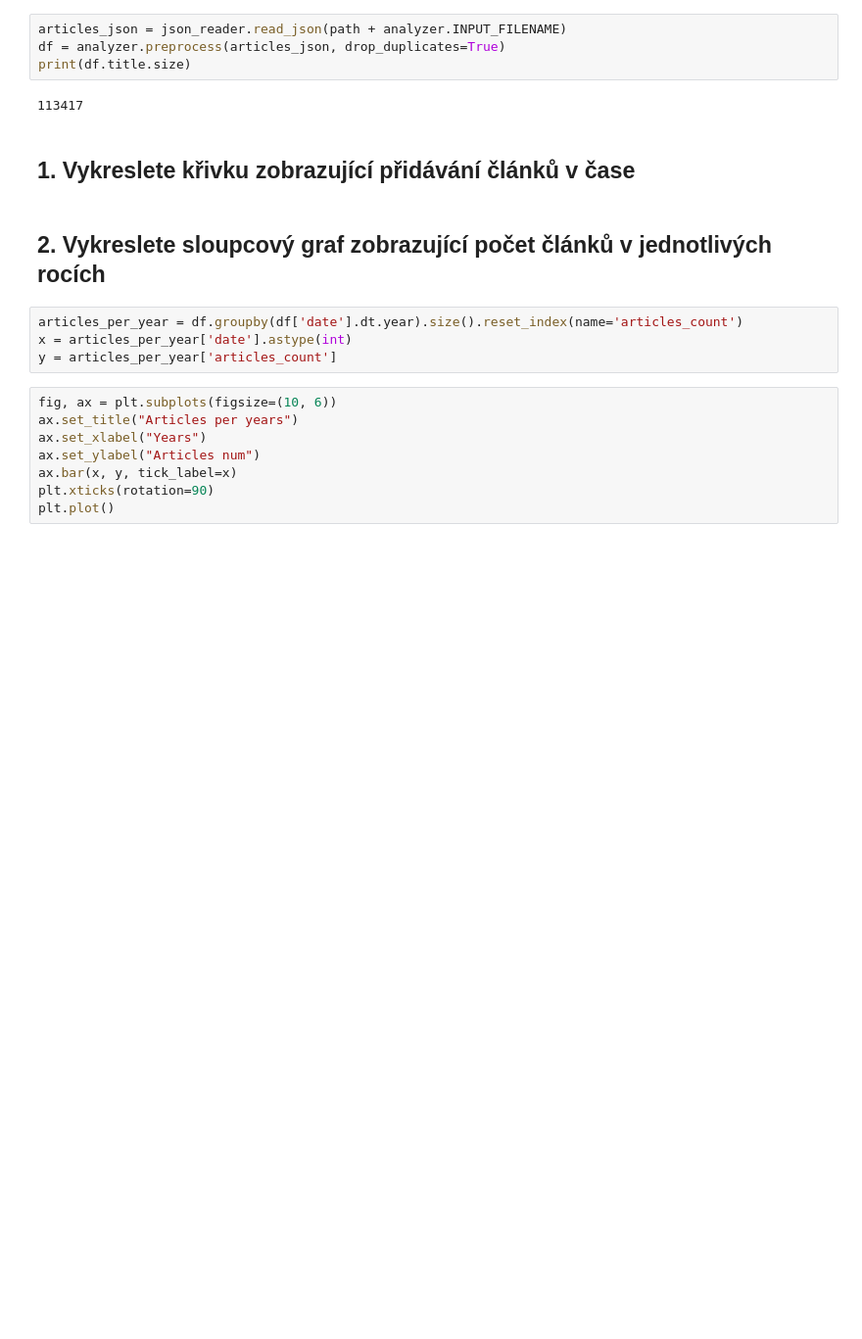
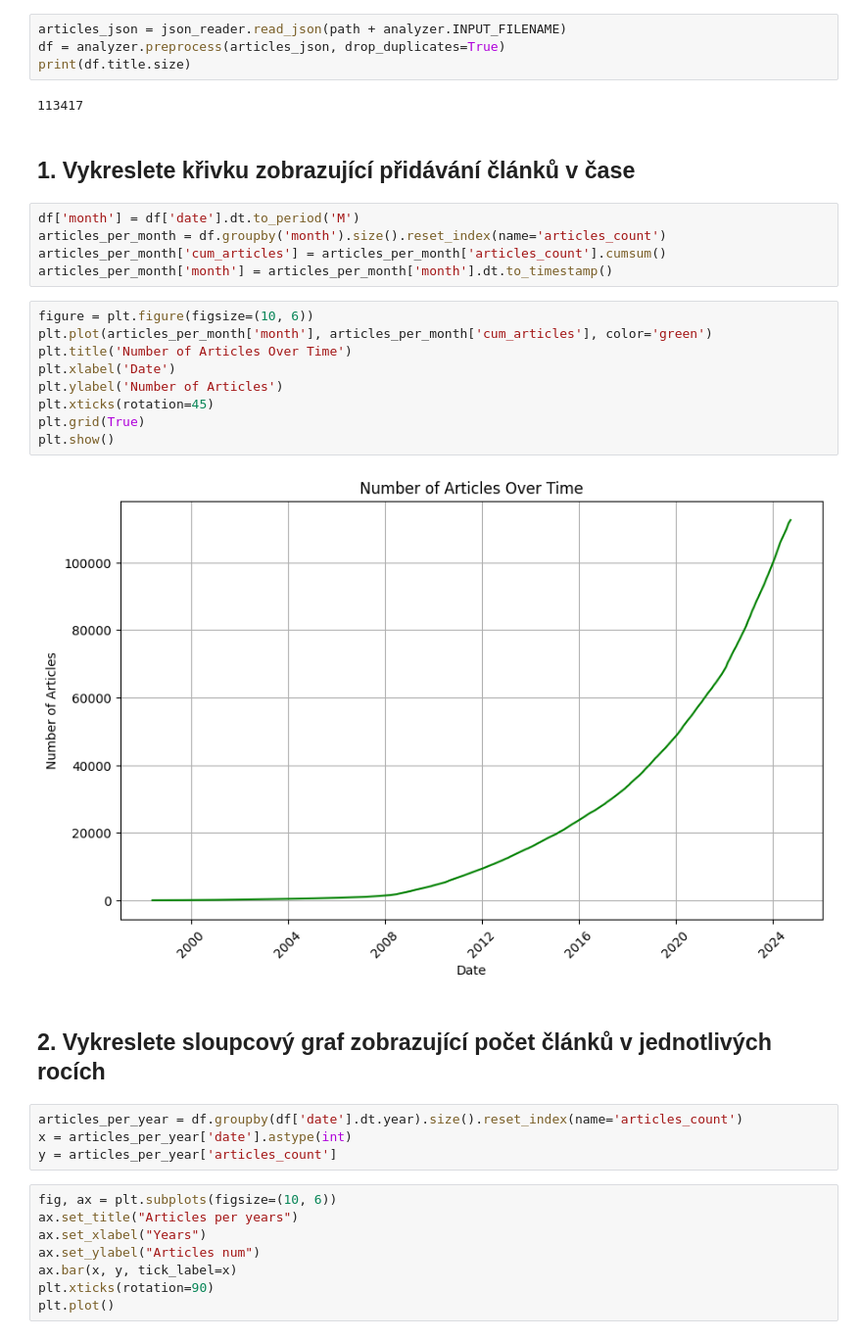
Before and after one commit to KyryloYefremov/TUL-TPB-2024-25, a Jupyter notebook: cv03/visualizer.ipynb, the cells around one changed output. Shown at 98% size. Saved outputs shown, nothing was run; the diff lists cells and outputs as text; blank space fills up the shorter version.

```diff
--- a/cv03/visualizer.ipynb
+++ b/cv03/visualizer.ipynb
@@ -25,6 +25,22 @@ print(df.title.size)
 113417
 # %% [markdown]
 ## 1. Vykreslete křivku zobrazující přidávání článků v čase
+# %%
+df['month'] = df['date'].dt.to_period('M')
+articles_per_month = df.groupby('month').size().reset_index(name='articles_count')
+articles_per_month['cum_articles'] = articles_per_month['articles_count'].cumsum()
+articles_per_month['month'] = articles_per_month['month'].dt.to_timestamp()
+# %%
+figure = plt.figure(figsize=(10, 6))
+plt.plot(articles_per_month['month'], articles_per_month['cum_articles'], color='green')
+plt.title('Number of Articles Over Time')
+plt.xlabel('Date')
+plt.ylabel('Number of Articles')
+plt.xticks(rotation=45)
+plt.grid(True)
+plt.show()
+# %% [output]
+[figure, added]
 # %% [markdown]
 ## 2. Vykreslete sloupcový graf zobrazující počet článků v jednotlivých rocích
 # %%
```
Also changed, not shown: parts of 5 cells of this notebook.
